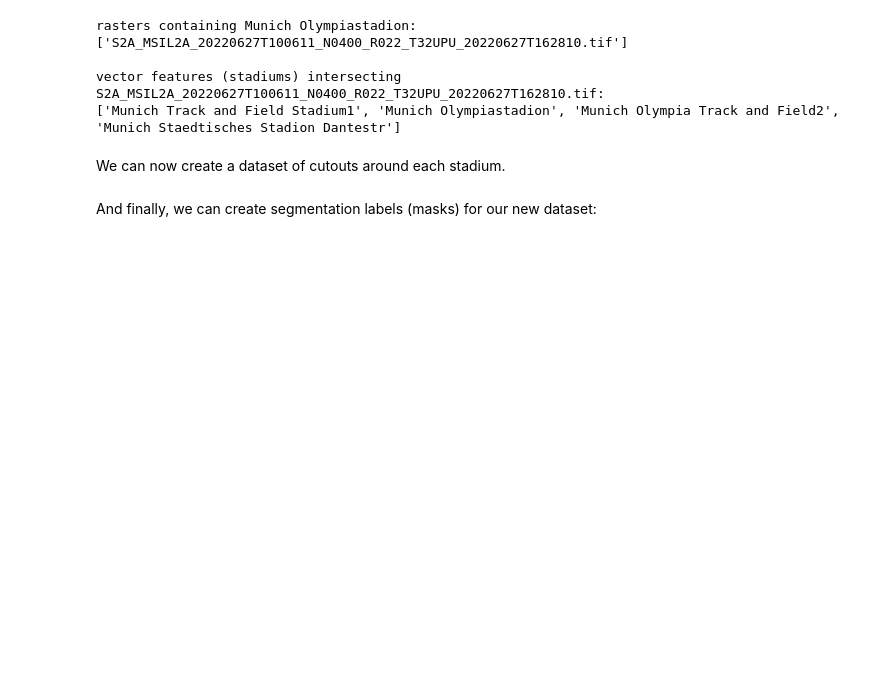
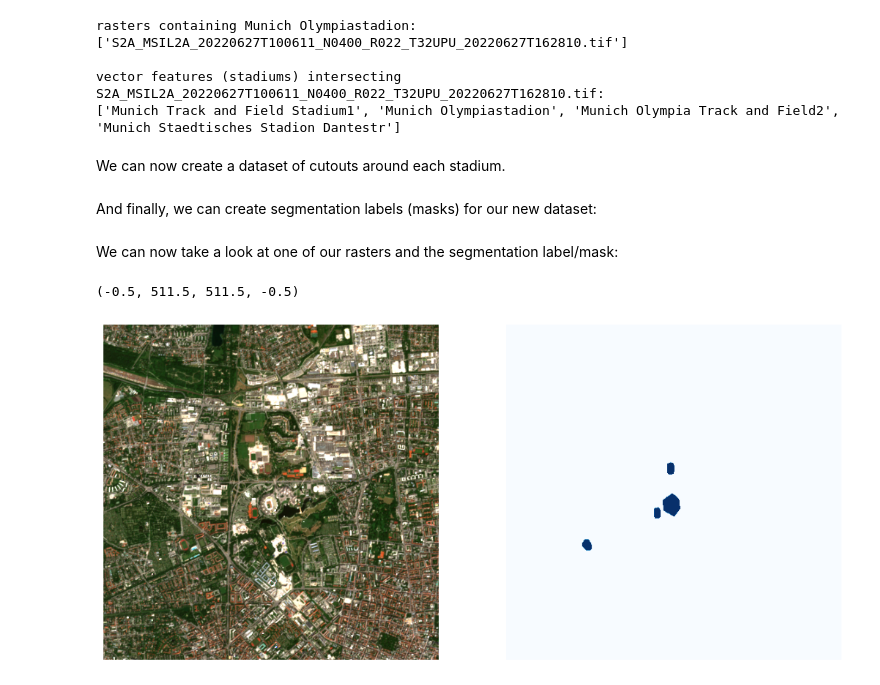
Before and after one commit to dida-do/GeoGrapher, a Jupyter notebook: notebooks/blogpost.ipynb, the cells around one changed output. Drawn from its saved outputs; the diff is of its cells as text; code cells hidden in the pictures; blank space fills up the shorter version.

```diff
--- a/notebooks/blogpost.ipynb
+++ b/notebooks/blogpost.ipynb
@@ -138,7 +140,7 @@ We can now create a dataset of cutouts around each stadium.
 from geographer.cutters import get_cutter_rasters_around_every_vector
 
 IMG_SIZE = 512
-TARGET_DATA_DIR = Path(f"gg_example_dataset_cutouts{IMG_SIZE}")
+TARGET_DATA_DIR = Path(f"gg_example_dataset_blogpost_cutouts{IMG_SIZE}")
 
 cutter = get_cutter_rasters_around_every_vector(
     source_data_dir=DATA_DIR,
@@ -155,3 +157,26 @@ from geographer.label_makers import SegLabelMakerCategorical
 
 label_maker = SegLabelMakerCategorical()
 label_maker.make_labels(connector=target_connector)
+# %% [markdown]
+We can now take a look at one of our rasters and the segmentation label/mask:
+# %%
+import rioxarray
+from matplotlib import pyplot as plt
+
+raster_paths = target_connector.rasters_containing_vector("Munich Olympiastadion", mode="paths")
+raster_path = raster_paths[0]
+label_path = target_connector.labels_dir / raster_path.name
+
+raster = rioxarray.open_rasterio(raster_path).sel(band=[1,2,3]).values.transpose(1, 2, 0) / 65535
+label = rioxarray.open_rasterio(label_path).values.transpose(1, 2, 0) / 255
+
+fig, ax = plt.subplots(1,2, figsize=(13, 13))
+
+ax[0].imshow(raster)
+ax[0].axis("off")
+
+ax[1].imshow(label, cmap="Blues")
+ax[1].axis("off")
+# %% [output]
+(-0.5, 511.5, 511.5, -0.5)
+[figure, added]
```
Also changed, not shown: parts of 2 cells of this notebook, 1 other file.
